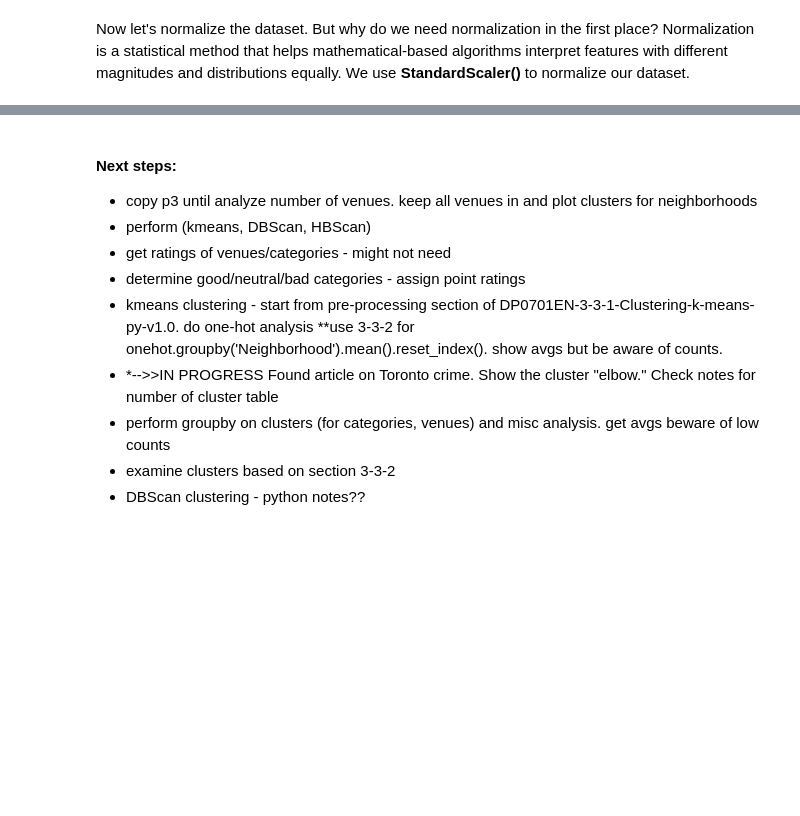
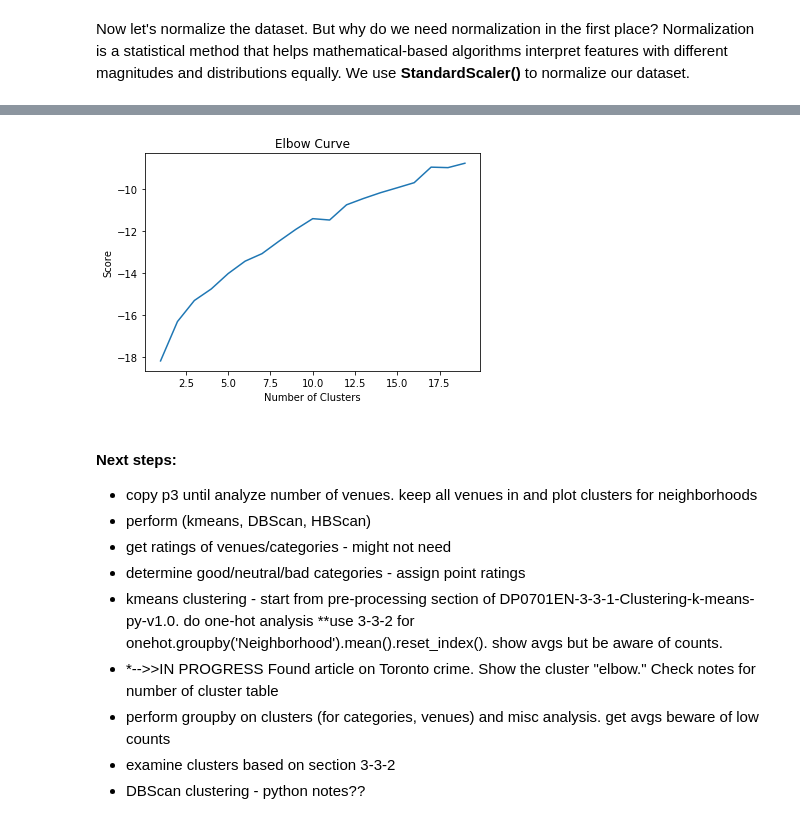
Before and after one commit to jboyce95/Coursera-IBM-DS-Capstone_Wk4-5, a Jupyter notebook: Coursera_Capstone_Toronto_Wk4-5.ipynb, the cells around one changed output, grey strips where cells are left out. Cells and saved outputs as stored; diff of their text form; code cells hidden in the pictures; blank space fills up the shorter version.

Commit message:
added kmeans cluster number elbow plot

```diff
--- a/Coursera_Capstone_Toronto_Wk4-5.ipynb
+++ b/Coursera_Capstone_Toronto_Wk4-5.ipynb
@@ -432,0 +435,12 @@ Now let's normalize the dataset. But why do we need normalization in the first p
+# %%
+#see if clusters works...consider cluster plotting model improvement by cluster in order to show elbow
+# set number of clusters
+kclusters = 5
+
+toronto_venues_onehot_grouped_clustering = toronto_venues_onehot_grouped.drop('PostalCode', 1) #updated this
+
+# run k-means clustering
+kmeans = KMeans(n_clusters=kclusters, random_state=0).fit(toronto_venues_onehot_grouped_clustering)
+
+# check cluster labels generated for each row in the dataframe
+kmeans.labels_[:] #commented this one out until get len of rows (probably from shape)
@@ -433,3 +465,19 @@ Now let's normalize the dataset. But why do we need normalization in the first p
+# %%
+#Plot the kmeans clustering elbow
+import matplotlib as plt
+from matplotlib import pyplot
+
+iterations = range(1, 20)
+kmeans_elbow = [KMeans(n_clusters=i) for i in iterations]
+score = [kmeans_elbow[i].fit(toronto_venues_onehot_grouped_clustering).score(toronto_venues_onehot_grouped_clustering) for i in range(len(kmeans_elbow))]
+
+plt.pyplot.plot(iterations,score)
+plt.pyplot.xlabel('Number of Clusters')
+plt.pyplot.ylabel('Score')
+plt.pyplot.title('Elbow Curve')
+plt.pyplot.show()
+# %% [output]
+[figure, added]
 # %% [markdown]
 #### Next steps:
   * copy p3 until analyze number of venues. keep all venues in and plot clusters for neighborhoods
```
Also changed, not shown: parts of 15 cells of this notebook.
